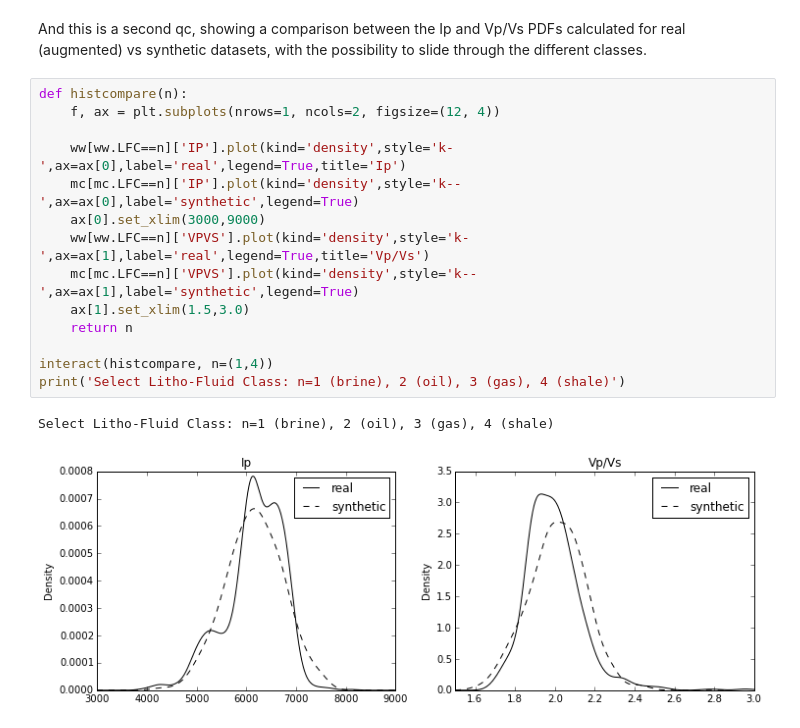
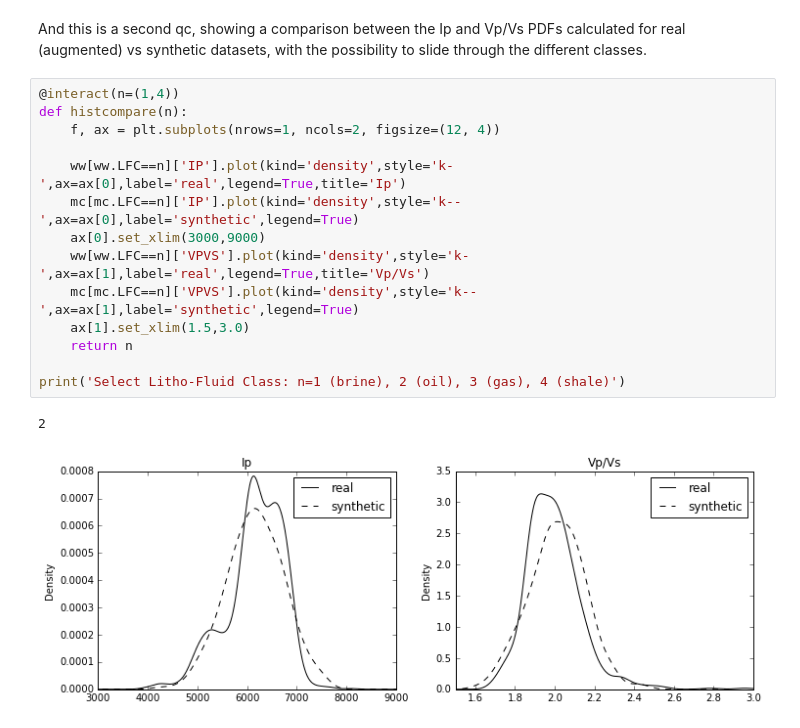
Before and after one commit to Kevin2599/geophysical_notes, a Jupyter notebook: seismic_petrophysics_interactive.ipynb, the cells around one changed output. Saved outputs shown, nothing was run; the diff lists cells and outputs as text.

```diff
--- a/seismic_petrophysics_interactive.ipynb
+++ b/seismic_petrophysics_interactive.ipynb
@@ -119,19 +111,19 @@ Select Litho-Fluid Class: n=1 (brine), 2 (oil), 3 (gas), 4 (shale)
 # %% [markdown]
 And this is a second qc, showing a comparison between the Ip and Vp/Vs PDFs calculated for real (augmented) vs synthetic datasets, with the possibility to slide through the different classes.
 # %%
+@interact(n=(1,4))
 def histcompare(n):
     f, ax = plt.subplots(nrows=1, ncols=2, figsize=(12, 4))
 
     ww[ww.LFC==n]['IP'].plot(kind='density',style='k-',ax=ax[0],label='real',legend=True,title='Ip')
     mc[mc.LFC==n]['IP'].plot(kind='density',style='k--',ax=ax[0],label='synthetic',legend=True)
     ax[0].set_xlim(3000,9000)
     ww[ww.LFC==n]['VPVS'].plot(kind='density',style='k-',ax=ax[1],label='real',legend=True,title='Vp/Vs')
     mc[mc.LFC==n]['VPVS'].plot(kind='density',style='k--',ax=ax[1],label='synthetic',legend=True)
     ax[1].set_xlim(1.5,3.0)
     return n
 
-interact(histcompare, n=(1,4))
 print('Select Litho-Fluid Class: n=1 (brine), 2 (oil), 3 (gas), 4 (shale)')
 # %% [output]
-Select Litho-Fluid Class: n=1 (brine), 2 (oil), 3 (gas), 4 (shale)
+2
-[figure, old version]
+[figure, new version]
```
Also changed, not shown: parts of 3 cells of this notebook, 4 other files.
